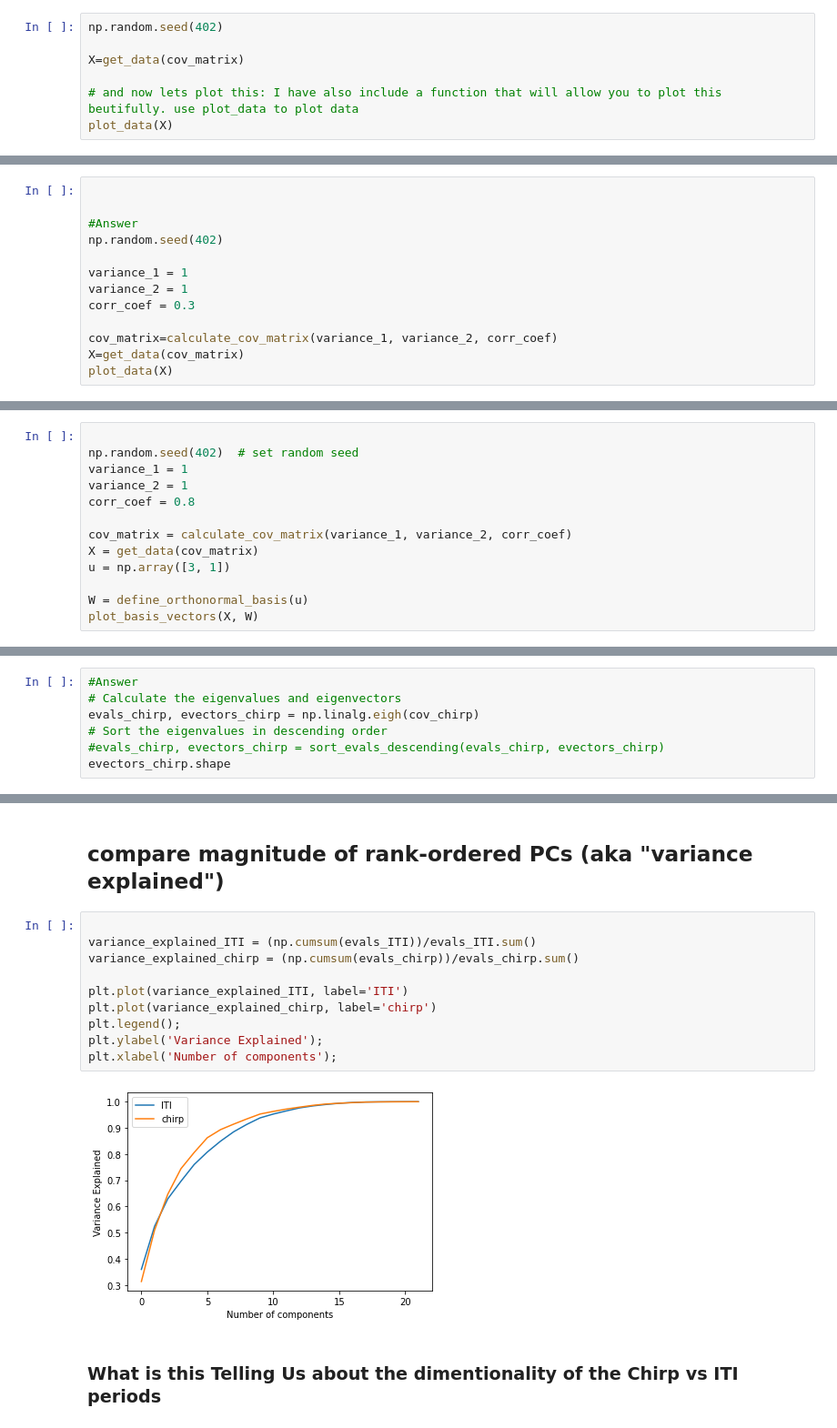
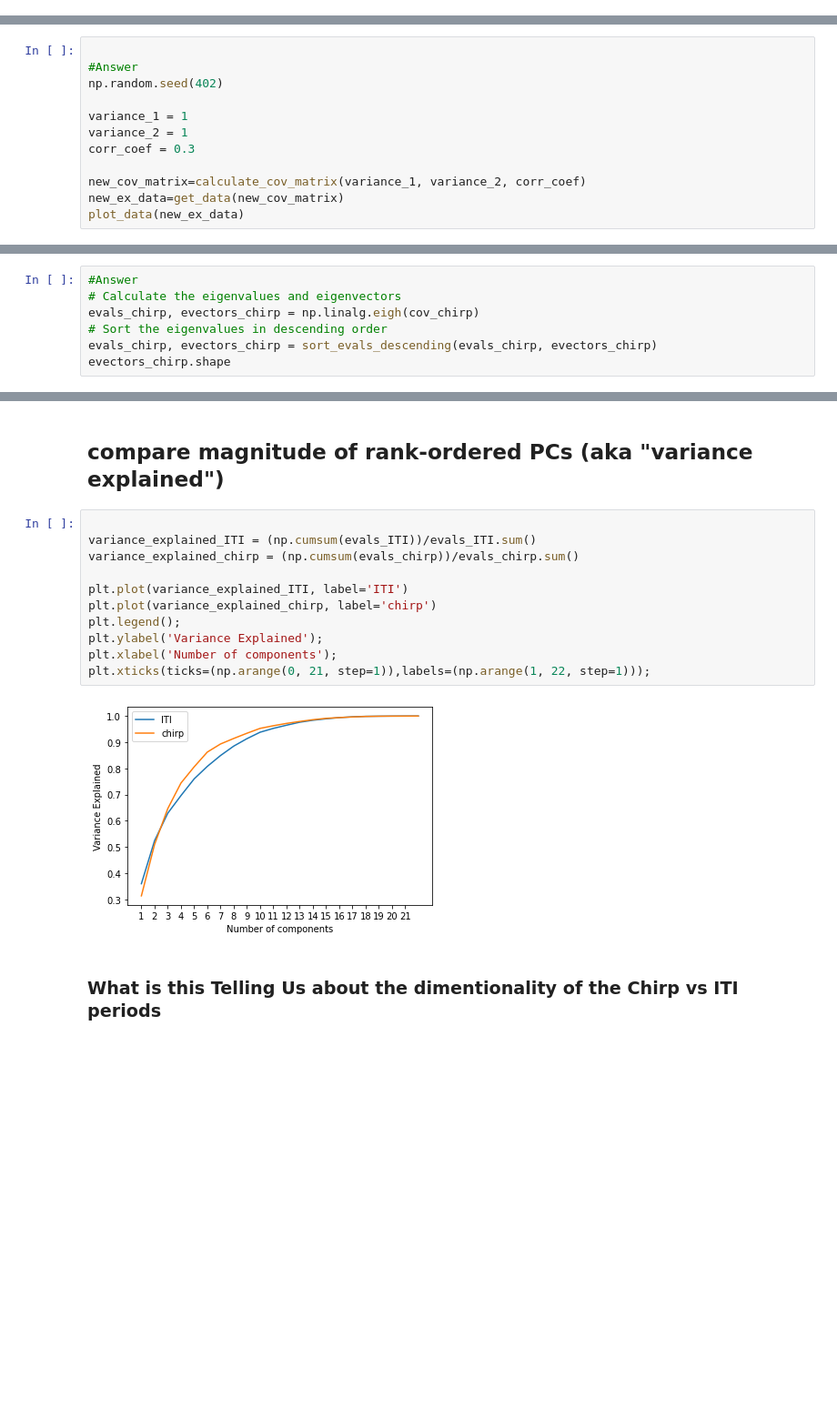
Before and after one commit to svdavid/NEUS642, a Jupyter notebook: notebooks/week7_02-15_PCA/week7_PCA_base.ipynb, the cells around one changed output, grey strips where cells are left out. Shown at 91% size. Cells and saved outputs as stored; diff of their text form; blank space fills up the shorter version.

Commit message:
Added sources, moved functions to respective cells, added more excercises, streamlined the background/dummy data, renamed variables

```diff
--- a/notebooks/week7_02-15_PCA/week7_PCA_base.ipynb
+++ b/notebooks/week7_02-15_PCA/week7_PCA_base.ipynb
@@ -367,10 +177,3 @@ cov_matrix=calculate_cov_matrix(variance_1, variance_2, corr_coef)
 # %% [markdown]
 Now Let's take our newly generated covariance matrix and and generate samples  so we can loook at the data.
 I have included a function called get_data takes the input cov_matrix we just calculated and generates samples for you.
-# %%
-np.random.seed(402)
-
-X=get_data(cov_matrix)
-
-# and now lets plot this: I have also include a function that will allow you to plot this beutifully. use plot_data to plot data
-plot_data(X)
@@ -381,5 +271,4 @@ plot_data(X)
 # %%
-
 
 #Answer
 np.random.seed(402)
@@ -388,9 +277,9 @@ variance_1 = 1
 variance_2 = 1
 corr_coef = 0.3
 
-cov_matrix=calculate_cov_matrix(variance_1, variance_2, corr_coef)
-X=get_data(cov_matrix)
-plot_data(X)
+new_cov_matrix=calculate_cov_matrix(variance_1, variance_2, corr_coef)
+new_ex_data=get_data(new_cov_matrix)
+plot_data(new_ex_data)
 # %% [output]
 [figure]
 # %% [markdown]
@@ -453,13 +345,0 @@ Okay Now lets plot use this function to find out the orthonormal basis. Lets use
-# %%
-
-np.random.seed(402)  # set random seed
-variance_1 = 1
-variance_2 = 1
-corr_coef = 0.8
-
-cov_matrix = calculate_cov_matrix(variance_1, variance_2, corr_coef)
-X = get_data(cov_matrix)
-u = np.array([3, 1])
-
-W = define_orthonormal_basis(u)
-plot_basis_vectors(X, W)
@@ -730,7 +674,7 @@ evals_ITI, evectors_ITI = sort_evals_descending(evals_ITI, evectors_ITI)
 # Calculate the eigenvalues and eigenvectors
 evals_chirp, evectors_chirp = np.linalg.eigh(cov_chirp)
 # Sort the eigenvalues in descending order
-#evals_chirp, evectors_chirp = sort_evals_descending(evals_chirp, evectors_chirp)
+evals_chirp, evectors_chirp = sort_evals_descending(evals_chirp, evectors_chirp)
 evectors_chirp.shape
 # %% [output]
 (22, 22)
@@ -757,15 +701,16 @@ plt.title('PC weights');
 # %%
 
 variance_explained_ITI = (np.cumsum(evals_ITI))/evals_ITI.sum()
 variance_explained_chirp = (np.cumsum(evals_chirp))/evals_chirp.sum()
 
 plt.plot(variance_explained_ITI, label='ITI')
 plt.plot(variance_explained_chirp, label='chirp')
 plt.legend();
 plt.ylabel('Variance Explained');
 plt.xlabel('Number of components');
+plt.xticks(ticks=(np.arange(0, 21, step=1)),labels=(np.arange(1, 22, step=1)));
 # %% [output]
-[figure, old version]
+[figure, new version]
 # %% [markdown]
 ### What is this Telling Us about the dimentionality of the Chirp vs ITI periods
 # %%
```
Also changed, not shown: parts of 48 cells of this notebook.
